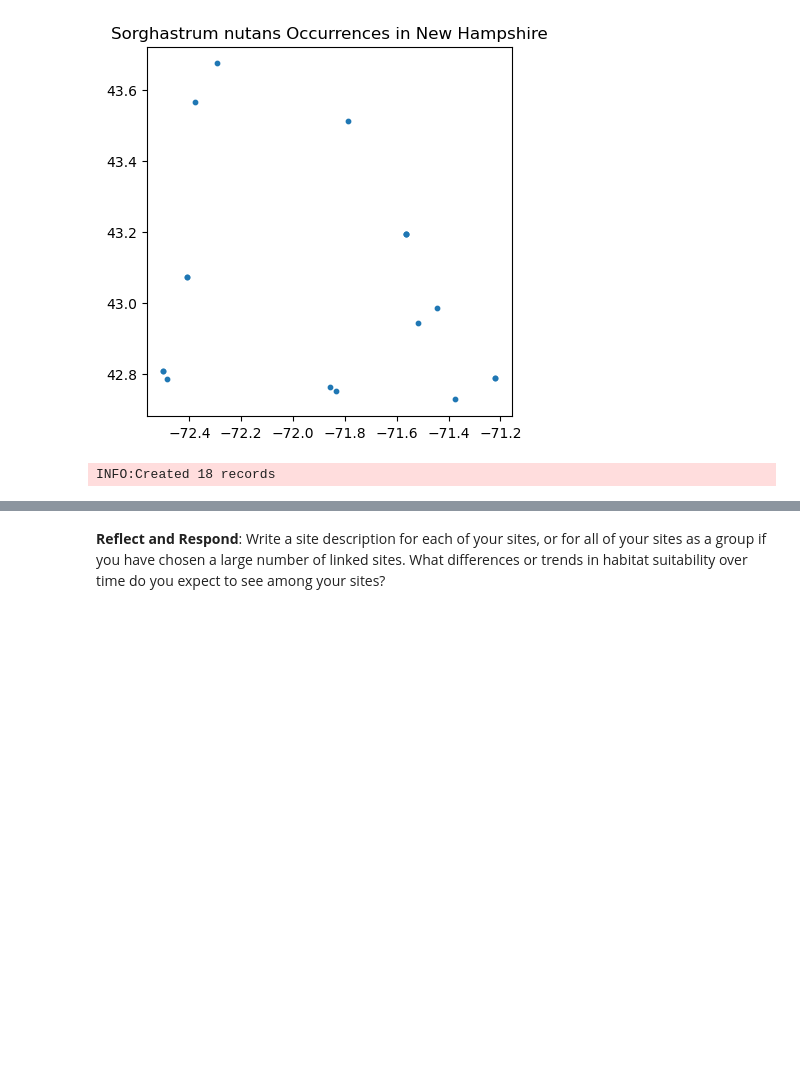
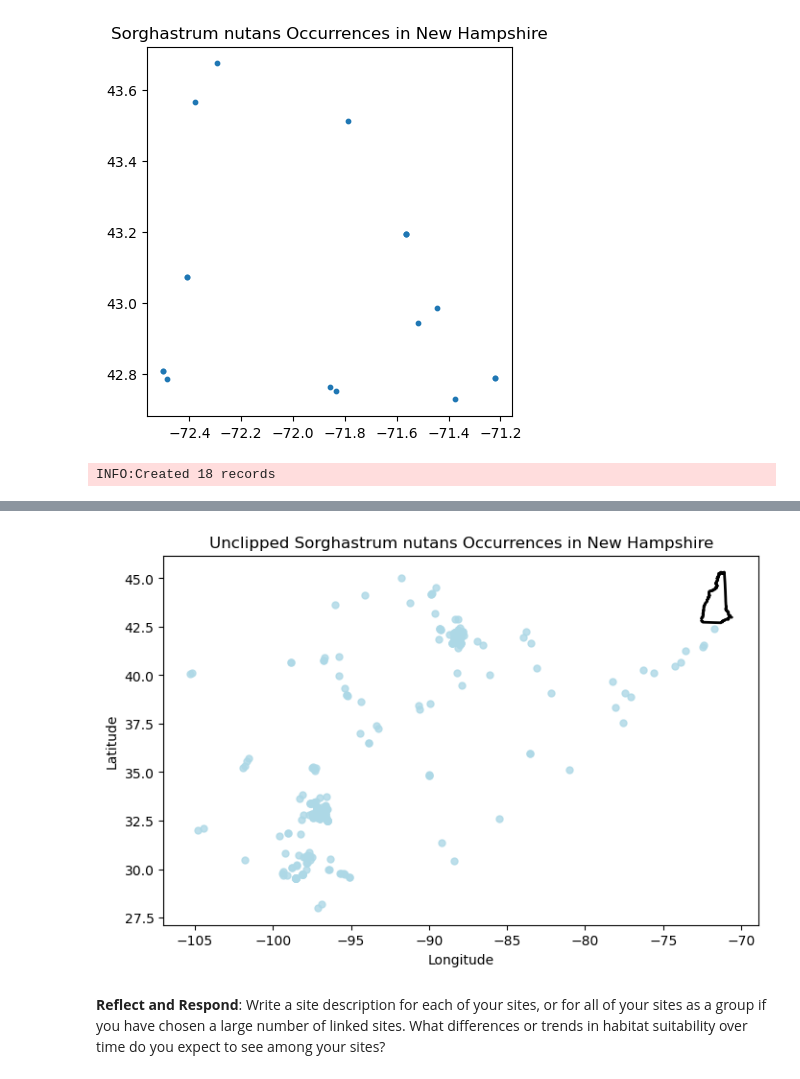
Before and after one commit to earthlab-education/spring-03-habitat-suitability-climate-change-ryme1295, a Jupyter notebook: habitat_suitability.ipynb, the cells around one changed output, grey strips where cells are left out. Cells and saved outputs as stored; diff of their text form; code cells hidden in the pictures; blank space fills up the shorter version.

```diff
--- a/habitat_suitability.ipynb
+++ b/habitat_suitability.ipynb
@@ -227,3 +190,20 @@ ValueError: aspect must be finite and positive
+# %%
+# Alternative: Plot without clipping (broader filter)
+fig, ax = plt.subplots(figsize=(8, 8))
+
+# State outline
+nh.boundary.plot(ax=ax, linewidth=2, color="black")
+
+# Unclipped occurrence points
+occ_gdf.plot(ax=ax, color="lightblue", markersize=25, alpha=0.8)
+
+ax.set_title("Unclipped Sorghastrum nutans Occurrences in New Hampshire")
+ax.set_xlabel("Longitude")
+ax.set_ylabel("Latitude")
+
+plt.show()
+# %% [output]
+[figure, added]
 # %%
 ### Insert your site maps here:
 # %% [markdown]
```
Also changed, not shown: parts of 8 cells of this notebook, 3 other files.
